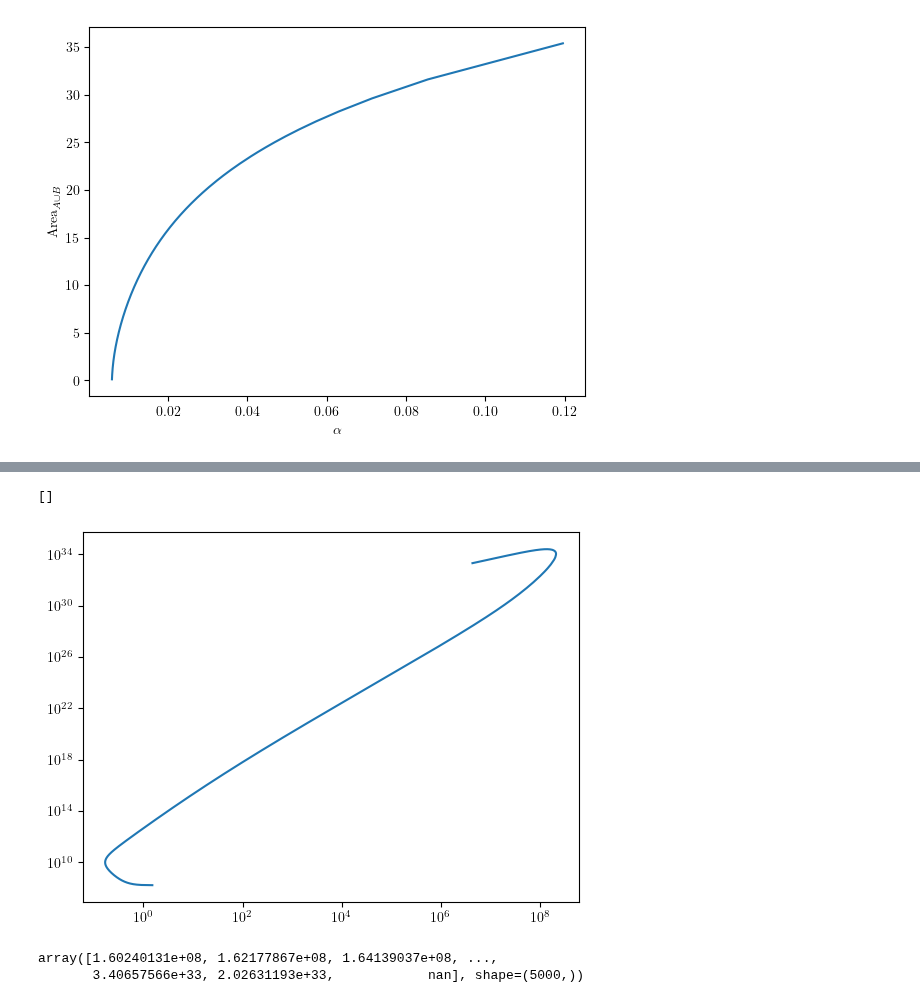
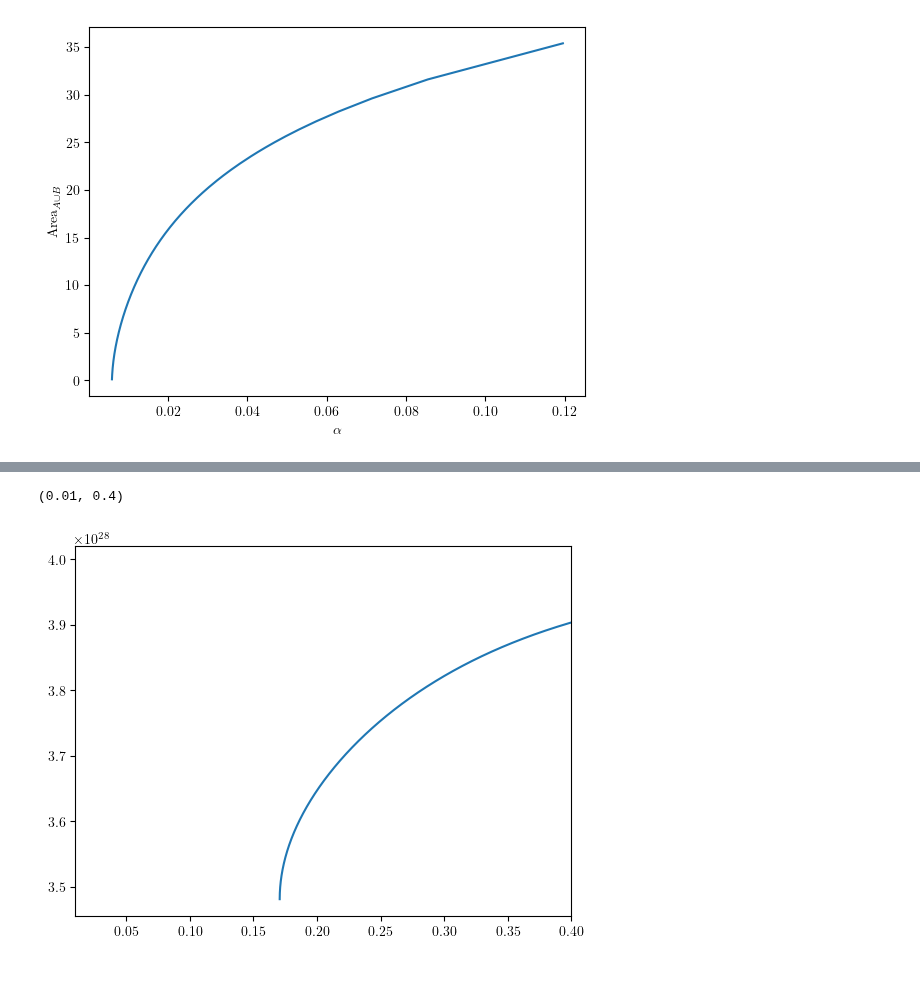
Before and after one commit to Bkorotko03/HoloProj, a Jupyter notebook: NCShock260226.ipynb, the cells around one changed output, grey strips where cells are left out. Drawn from its saved outputs; the diff is of its cells as text; code cells hidden in the pictures; blank space fills up the shorter version.

```diff
--- a/NCShock260226.ipynb
+++ b/NCShock260226.ipynb
@@ -239,10 +248,20 @@ plt.show()
+# %%
+def rMinCutoff(rminarr,LArr):
+    nCut = int(len(rminarr)*0.9) #we dont want bad solutions for the argmin way out at large r
+    LarrCut = LArr[:-nCut]
+    idx = LarrCut.argmin()
+    rminmax = rminarr[idx]
+    rminmin = rminarr.min()
+    newrArr = np.logspace(np.log10(rminmin),np.log10(rminmax),num)
+    return newrArr
 # %%
 def unAreaInt(rminarr,R,a):
     areaList = []
     for rmin in rminarr:
-        r = np.logspace(np.log10(rmin+0.01),np.log10(rmax-1),num)
-        integ = 2 * r / np.sqrt(f(r,R)*h(r,a)*b(r,rmin))
-        # divergent area already handled in above expression
-        area = np.trapezoid(integ,r)
-        areaList.append(area)
+        r = np.logspace(np.log10(rmin+0.1),np.log10(rmax),num)
+        # r = np.linspace(rmin+1,rmax,num)
+        integ = 2 * r * np.sqrt((1 + b(r,rmin))/(f(r,R)*h(r,a)*b(r,rmin)))
+        area1 = np.trapezoid(integ,r)
+        divArea = (2/(a**2)) * (((a**4)*(rmax**4)/4) + (1 + (a**4)*(R**4))*np.log(a * rmax)/2)
+        areaList.append(area1 - divArea)
     return np.array(areaList)
@@ -249,3 +276,6 @@ def unAreaInt(rminarr,R,a):
 # %%
-unArea = unAreaInt(rminarr,R,0.1)
-LvsrminArr = Lvsrmin(rminarr,R,0.1)
+Lvsrmin1 = Lvsrmin(rminarr,R,0.1)
+newrminarr = rMinCutoff(rminarr,Lvsrmin1)
+
+unArea = unAreaInt(newrminarr,R,0.1)
+LvsrminArr = Lvsrmin(newrminarr,R,0.1)
@@ -252,14 +288,9 @@ LvsrminArr = Lvsrmin(rminarr,R,0.1)
 # %%
 plt.plot(LvsrminArr,unArea)
-plt.semilogx()
-plt.semilogy()
-# plt.xlim((0.01,0.4))
+# plt.semilogx()
+# plt.semilogy()
+plt.xlim((0.01,0.4))
 # plt.ylim((1000000,1000000000))
 # %% [output]
-[]
+(0.01, 0.4)
-[figure, old version]
+[figure, new version]
-# %%
-unArea
-# %% [output]
-array([1.60240131e+08, 1.62177867e+08, 1.64139037e+08, ...,
-       3.40657566e+33, 2.02631193e+33,            nan], shape=(5000,))
```
Also changed, not shown: parts of 6 cells of this notebook.
